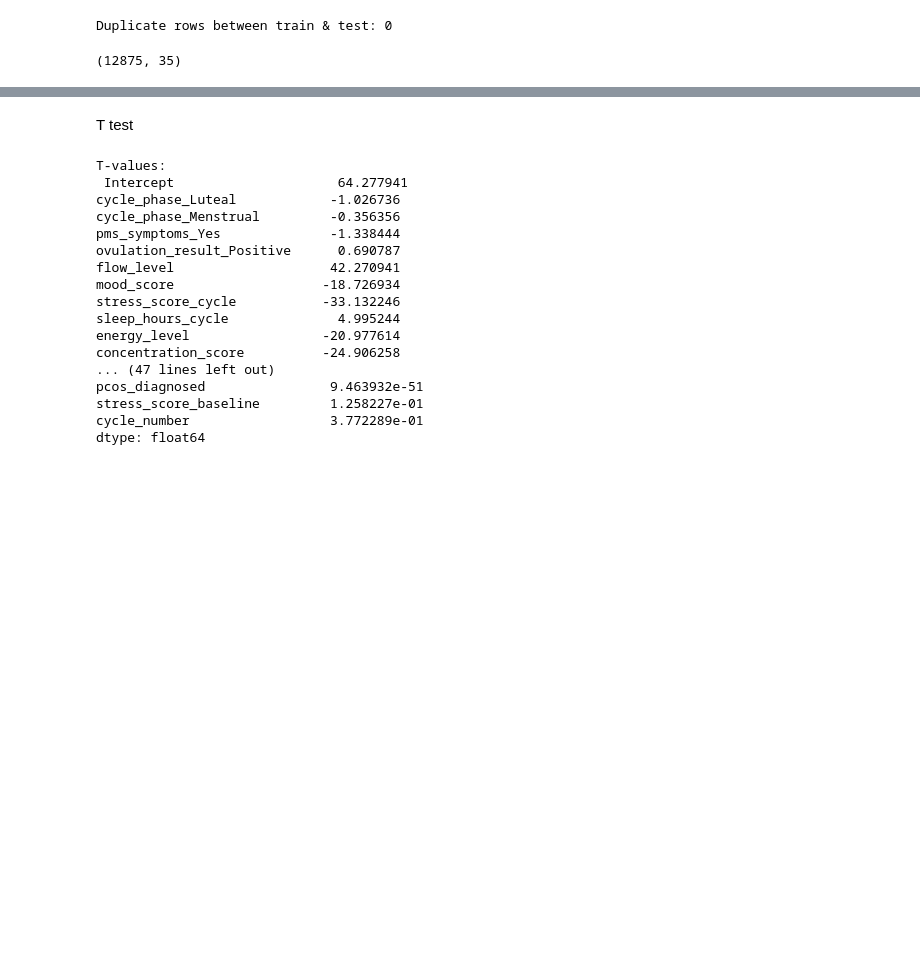
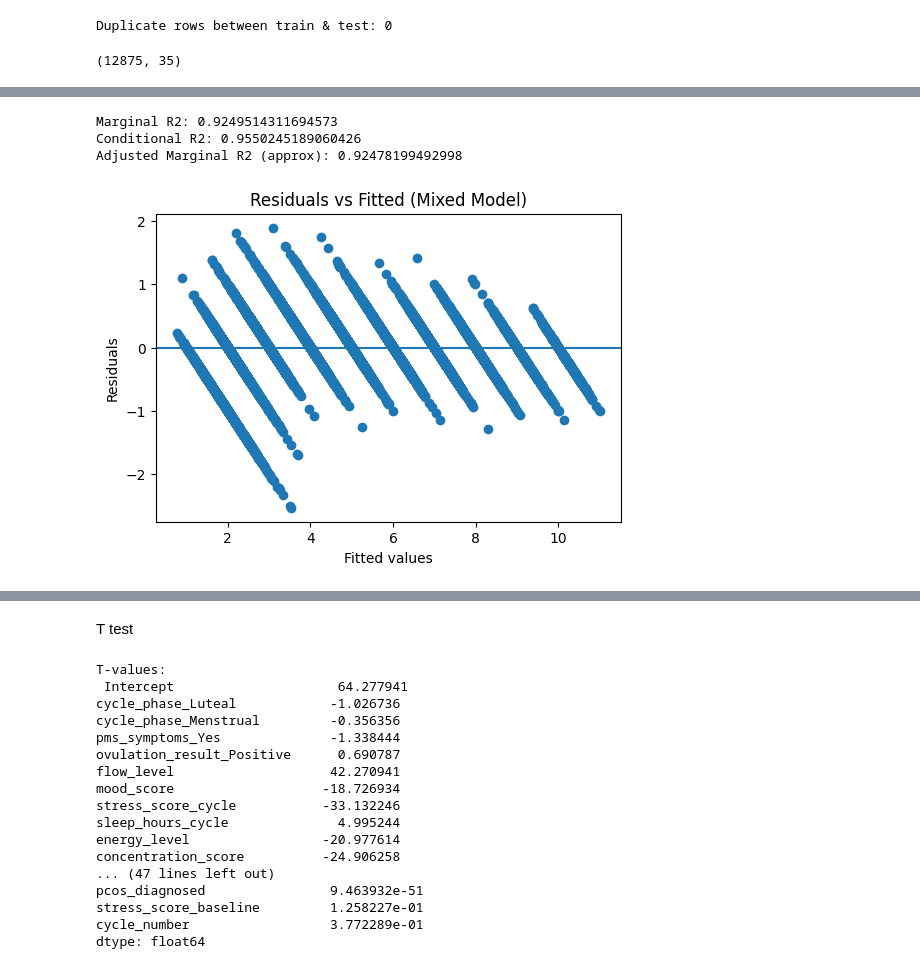
Before and after one commit to Parasshirishvaidya/regression-for-menstrual-pain, a Jupyter notebook: Notebooks/model_training_fe.ipynb, the cells around one changed output, grey strips where cells are left out. Cells and saved outputs as stored; diff of their text form; code cells hidden in the pictures; blank space fills up the shorter version.

```diff
--- a/Notebooks/model_training_fe.ipynb
+++ b/Notebooks/model_training_fe.ipynb
@@ -4,7 +4,7 @@ import numpy as np
 import warnings
 warnings.filterwarnings("ignore")
 # %%
-df=pd.read_csv(r"/content/final_ds.csv")
+df=pd.read_csv("final_ds.csv")
 df.head()
 # %% [output]
 |  | cycle_phase_Luteal | cycle_phase_Menstrual | pms_symptoms_Yes | ovulation_result_Positive | user_id | ... |
@@ -467,3 +467,22 @@ Notes:
 [1] Standard Errors assume that the covariance matrix of the errors is correctly specified.
 [2] The condition number is large, 9.93e+03. This might indicate that there are
 strong multicollinearity or other numerical problems.
+# %%
+import statsmodels.formula.api as smf
+
+model_mixed = smf.mixedlm(
+    formula="""
+    pain_level ~ cycle_phase_Luteal + cycle_phase_Menstrual + pms_symptoms_Yes
+    + ovulation_result_Positive + flow_level + mood_score + stress_score_cycle
+    + sleep_hours_cycle + energy_level + concentration_score + estrogen_pgml
+    + progesterone_ngml + overall_health_score + log_consistency_score
+    + prepared_before_period + age + bmi + diet_quality + exercise_frequency
+    + sleep_hours + caffeine_intake + water_intake_liters + alcohol_consumption
+    + smoking_status + birth_control_use + pcos_diagnosed + stress_score_baseline
+    + cycle_number
+    """,
+    data=df,
+    groups=df["user_id"]   # 🔴 IMPORTANT: replace with your actual user column name
+).fit()
+
+print(model_mixed.summary())
@@ -469,0 +507,48 @@ strong multicollinearity or other numerical problems.
+# %%
+import numpy as np
+
+# Variance components
+var_fixed = np.var(model_mixed.fittedvalues)
+var_random = model_mixed.cov_re.iloc[0, 0]
+var_residual = model_mixed.scale
+
+# Total variance
+var_total = var_fixed + var_random + var_residual
+
+# Marginal R² (fixed effects only)
+R2_m = var_fixed / var_total
+
+# Conditional R² (fixed + random)
+R2_c = (var_fixed + var_random) / var_total
+
+print("Marginal R2:", R2_m)
+print("Conditional R2:", R2_c)
+
+
+# 🔷 Approx Adjusted R² (for Marginal only)
+n = model_mixed.nobs
+p = len(model_mixed.fe_params)   # number of fixed effects
+
+Adj_R2_m = 1 - (1 - R2_m) * (n - 1) / (n - p - 1)
+
+print("Adjusted Marginal R2 (approx):", Adj_R2_m)
+# %% [output]
+Marginal R2: 0.9249514311694573
+Conditional R2: 0.9550245189060426
+Adjusted Marginal R2 (approx): 0.92478199492998
+# %%
+# Residuals vs Fitted (Linearity + Homoscedasticity)
+import matplotlib.pyplot as plt
+
+fitted = model_mixed.fittedvalues
+residuals = model_mixed.resid
+
+plt.figure(figsize=(6,4))
+plt.scatter(fitted, residuals)
+plt.axhline(0)
+plt.xlabel("Fitted values")
+plt.ylabel("Residuals")
+plt.title("Residuals vs Fitted (Mixed Model)")
+plt.show()
+# %% [output]
+[figure, added]
```
Also changed, not shown: parts of 13 cells of this notebook.
